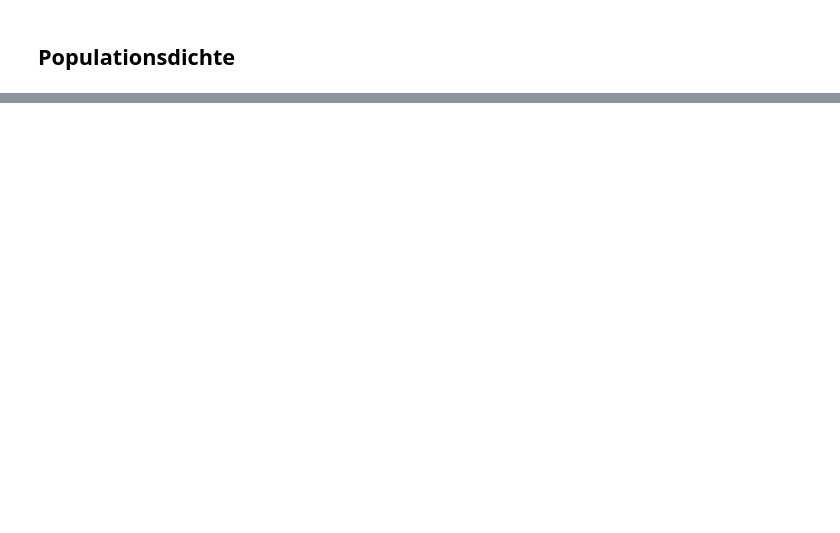
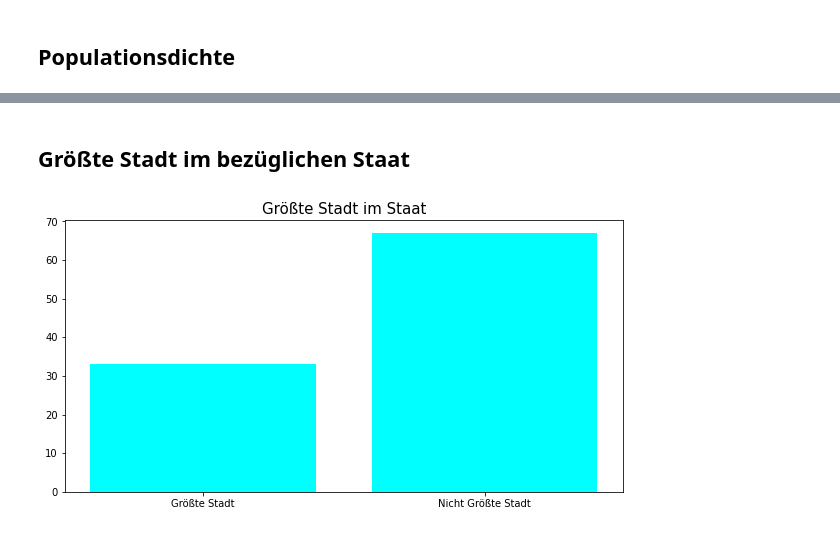
Before and after one commit to jAnspoh/Top-100-Staedte-USA, a Jupyter notebook: plots.ipynb, the cells around one changed output, grey strips where cells are left out. Cells and saved outputs as stored; diff of their text form; code cells hidden in the pictures; blank space fills up the shorter version.

```diff
--- a/plots.ipynb
+++ b/plots.ipynb
@@ -37,0 +38,6 @@ plot(data["city"] ,data["pop_density_sqkm"] ,"Wenigste Population pro km2" ,8 ,F
+# %% [markdown]
+## Größte Stadt im bezüglichen Staat
+# %%
+plot_bool(["Größte Stadt" ,"Nicht Größte Stadt"] ,data["largest_city_in_state"] ,"Größte Stadt im Staat")
+# %% [output]
+[figure, added]
```
Also changed, not shown: parts of 7 cells of this notebook, 1 other file.
